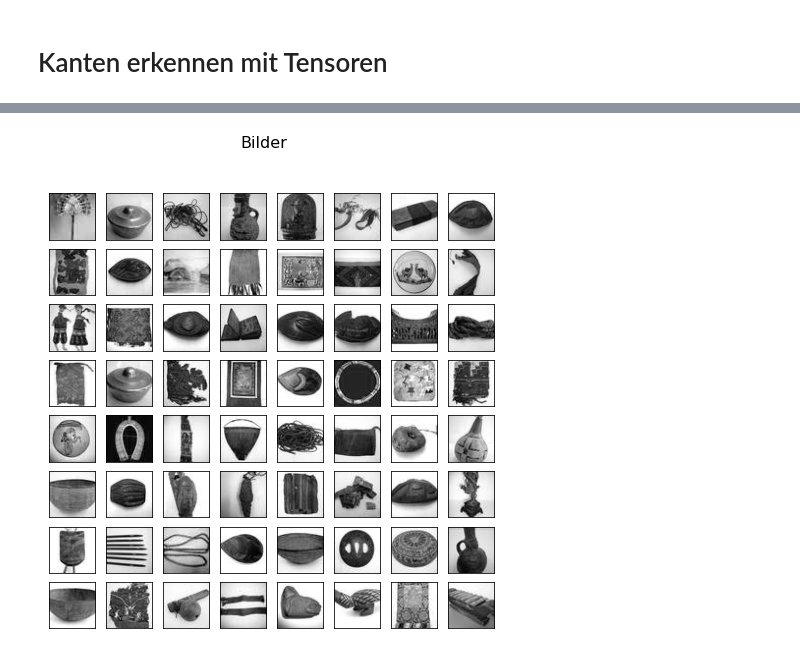
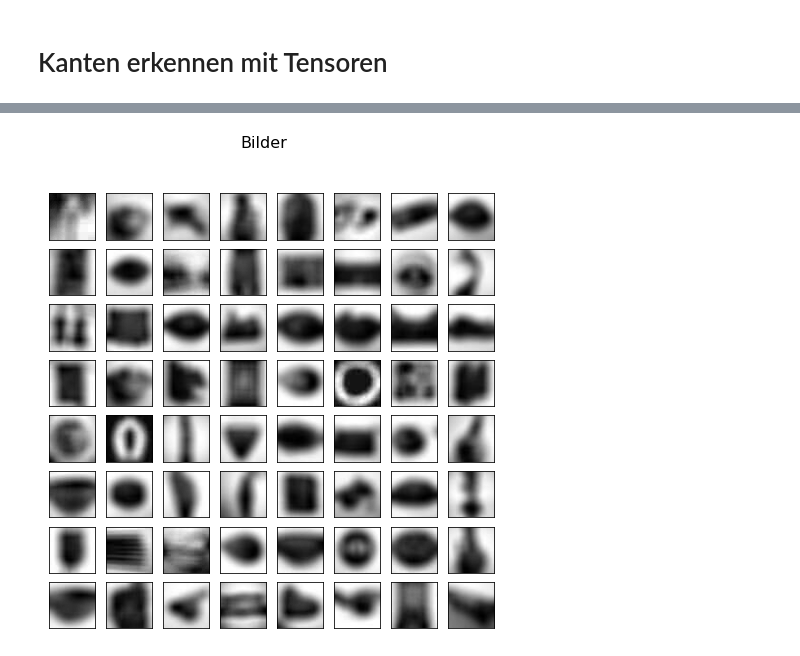
Before and after one commit to MaschinenNah/MachineLearningKochbuch03_LambdaSchichten, a Jupyter notebook: Kantenerkennung_mit_Tensoren.ipynb, the cells around one changed output, grey strips where cells are left out. Drawn from its saved outputs; the diff is of its cells as text; code cells hidden in the pictures.

```diff
--- a/Kantenerkennung_mit_Tensoren.ipynb
+++ b/Kantenerkennung_mit_Tensoren.ipynb
@@ -39,11 +30,16 @@ load.load_and_unzip_from_url(zip_url)
+# %%
+zip_url = "http://pitnoack.de/mn/edge_detect/data.zip"
+load.load_and_unzip_from_url(zip_url)
 # %%
-path = "/content/data/img_train"
+path = "/content/data/img_acute"
 image_paths = load.all_abs_paths_in_dir(path)[:64];
 nImages = len(image_paths)
 
-batch_x = np.empty( (nImages, 48, 48), "float32")
+acute_images = np.empty( (nImages, 48, 48), "float32")
 
 for idx, image_path in enumerate(image_paths):
   img = load.img_path_to_np_array(image_path)
   img = convert.rgb_to_grayscale(img)
-  batch_x[idx] = img
+  acute_images[idx] = img
+
+show.show_images_from_np_array(acute_images, "Bilder")
@@ -50,7 +48,18 @@ for idx, image_path in enumerate(image_paths):
-# %%
-show.show_images_from_np_array(batch_x, "Bilder")
-# %% [output]
-[figure, removed]
+# %%
+path = "/content/data/img_blurred"
+image_paths = load.all_abs_paths_in_dir(path)[:64];
+nImages = len(image_paths)
+
+blurred_images = np.empty( (nImages, 48, 48), "float32")
+
+for idx, image_path in enumerate(image_paths):
+  img = load.img_path_to_np_array(image_path)
+  img = convert.rgb_to_grayscale(img)
+  blurred_images[idx] = img
+
+show.show_images_from_np_array(blurred_images, "Bilder")
+# %% [output]
+[figure, added]
 # %%
 from keras.layers import Conv2D, Reshape, Lambda, Add
 
```
Also changed, not shown: parts of 7 cells of this notebook.
